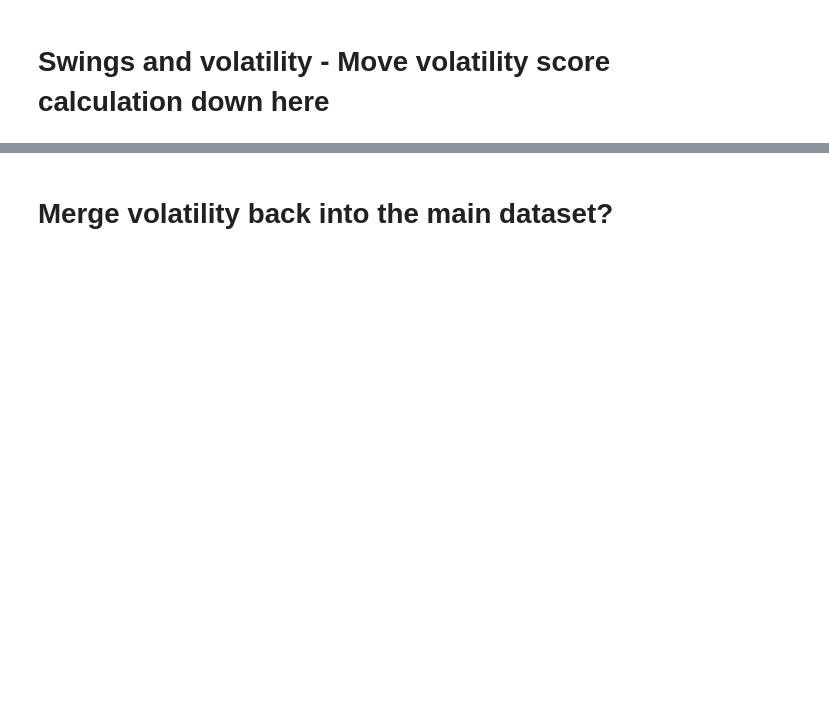
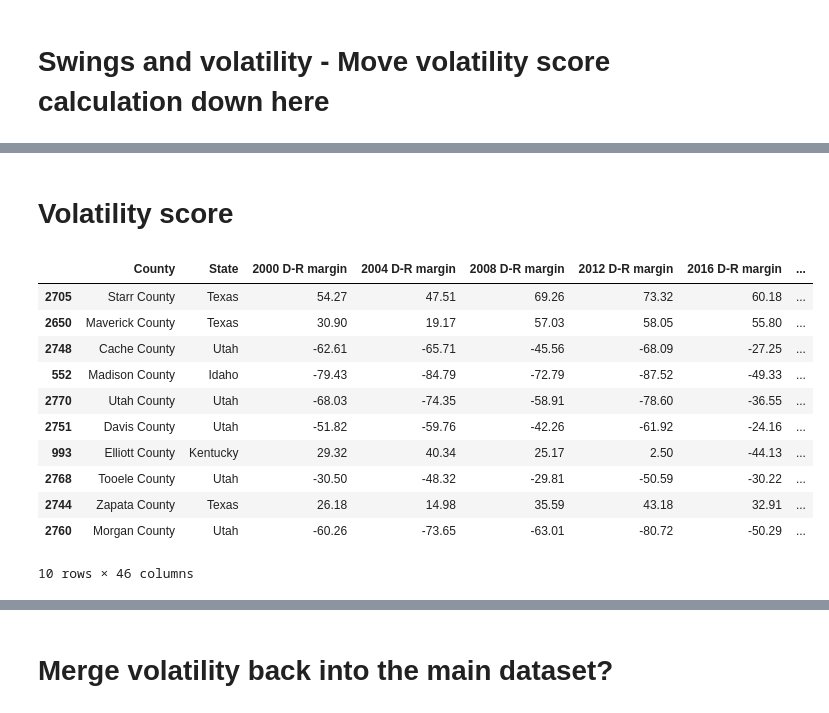
Before and after one commit to matthewcavanaugh96/us-presidential-elections-by-county, a Jupyter notebook: Part 3 Analysis and Modeling.ipynb, the cells around one changed output, grey strips where cells are left out. Saved outputs shown, nothing was run; the diff lists cells and outputs as text; code cells hidden in the pictures; blank space fills up the shorter version.

Commit message:
Adjusted metric calculation

```diff
--- a/Part 3 Analysis and Modeling.ipynb
+++ b/Part 3 Analysis and Modeling.ipynb
@@ -549,0 +522,6 @@ swings_and_volatility.nsmallest(5, 'Vol Score v2')
+# %%
+swings_and_volatility['Largest Absolute Swing'] = swings_and_volatility[['2000-2004 absolute swing', '2004-2008 absolute swing', '2008-2012 absolute swing', '2012-2016 absolute swing', '2016-2020 absolute swing']].max(axis=1)
+swings_and_volatility['Smallest Absolute Swing'] = swings_and_volatility[['2000-2004 absolute swing', '2004-2008 absolute swing', '2008-2012 absolute swing', '2012-2016 absolute swing', '2016-2020 absolute swing']].min(axis=1)
+swings_and_volatility['Largest minus smallest'] = swings_and_volatility['Largest Absolute Swing'] - swings_and_volatility['Smallest Absolute Swing']
+swings_and_volatility['Largest ± average'] = swings_and_volatility['Largest Absolute Swing'] - swings_and_volatility['Average Absolute Swing']
+swings_and_volatility['Smallest ± average'] = swings_and_volatility['Smallest Absolute Swing'] - swings_and_volatility['Average Absolute Swing']
@@ -549,0 +544,23 @@ swings_and_volatility.nsmallest(5, 'Vol Score v2')
+# %%
+# Compute average excluding the single largest outlier
+def average_swing_excluding_max_outlier(group):
+    values = group['Other Percentage'].values
+    mean = values.mean()
+    max_outlier_index = np.argmax(np.abs(values - mean))
+    reduced_values = np.delete(values, max_outlier_index)
+    return reduced_values.mean() if len(reduced_values) > 0 else np.nan
+avg_swing_no_max_outlier = elections_grouped.apply(average_swing_excluding_max_outlier).reset_index(name='Average 2P Excl. Largest Outlier')
+
+# Compute average excluding the single smallest outlier
+def average_swing_excluding_min_outlier(group):
+    values = group['Other Percentage'].values
+    mean = values.mean()
+    min_outlier_index = np.argmin(np.abs(values - mean))
+    reduced_values = np.delete(values, min_outlier_index)
+    return reduced_values.mean() if len(reduced_values) > 0 else np.nan
+avg_swing_no_min_outlier = elections_grouped.apply(average_swing_excluding_min_outlier).reset_index(name='Average 2P Excl. Smallest Outlier')
+
+swings_and_volatility = swings_and_volatility.merge(avg_swing_no_max_outlier, on=['State', 'County'])
+swings_and_volatility = swings_and_volatility.merge(avg_swing_no_min_outlier, on=['State', 'County'])
+# %%
+swings_and_volatility['2P Net Effect of Outliers'] = swings_and_volatility['Average 2P Excl. Largest Outlier'] - swings_and_volatility['Average 2P Excl. Smallest Outlier']
@@ -549,0 +603,30 @@ swings_and_volatility.nsmallest(5, 'Vol Score v2')
+# %% [markdown]
+# Volatility score
+# %%
+swings_and_volatility['Adjusted volatility score'] = (
+    swings_and_volatility['Volatility'] +
+    swings_and_volatility['2016-2020 absolute swing'] +
+    swings_and_volatility['Volatility minus absolute change'] +
+    (swings_and_volatility['Volatility div absolute change'] / 100) +
+    swings_and_volatility['Average 3P % (± national avg)'] +
+    swings_and_volatility['Max 3P % (± national avg)'] +
+    swings_and_volatility['Min 3P % (± national avg)'] +
+    swings_and_volatility['3P% Net Effect of Outliers'] +
+    swings_and_volatility['2P Net Effect of Outliers'] +
+    swings_and_volatility['2000-2020 absolute net swing']
+)
+# %%
+swings_and_volatility.nlargest(10, 'Adjusted volatility score')
+# %% [output]
+|  | County | State | 2000 D-R margin | 2004 D-R margin | 2008 D-R margin | 2012 D-R margin | 2016 D-R margin | ... |
+| 2705 | Starr County | Texas | 54.27 | 47.51 | 69.26 | 73.32 | 60.18 | ... |
+| 2650 | Maverick County | Texas | 30.90 | 19.17 | 57.03 | 58.05 | 55.80 | ... |
+| 2748 | Cache County | Utah | -62.61 | -65.71 | -45.56 | -68.09 | -27.25 | ... |
+| 552 | Madison County | Idaho | -79.43 | -84.79 | -72.79 | -87.52 | -49.33 | ... |
+| 2770 | Utah County | Utah | -68.03 | -74.35 | -58.91 | -78.60 | -36.55 | ... |
+| 2751 | Davis County | Utah | -51.82 | -59.76 | -42.26 | -61.92 | -24.16 | ... |
+| 993 | Elliott County | Kentucky | 29.32 | 40.34 | 25.17 | 2.50 | -44.13 | ... |
+| 2768 | Tooele County | Utah | -30.50 | -48.32 | -29.81 | -50.59 | -30.22 | ... |
+| 2744 | Zapata County | Texas | 26.18 | 14.98 | 35.59 | 43.18 | 32.91 | ... |
+| 2760 | Morgan County | Utah | -60.26 | -73.65 | -63.01 | -80.72 | -50.29 | ... |
+10 rows × 46 columns
```
Also changed, not shown: parts of 68 cells of this notebook.
